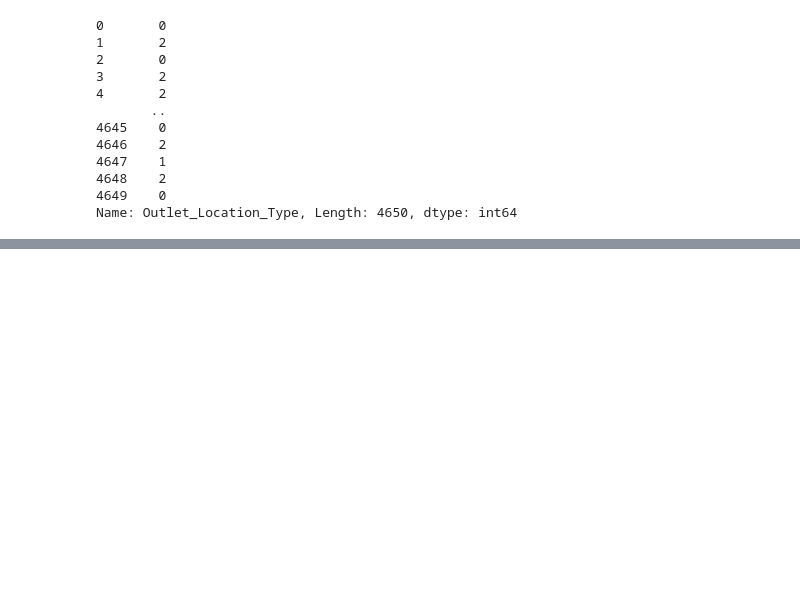
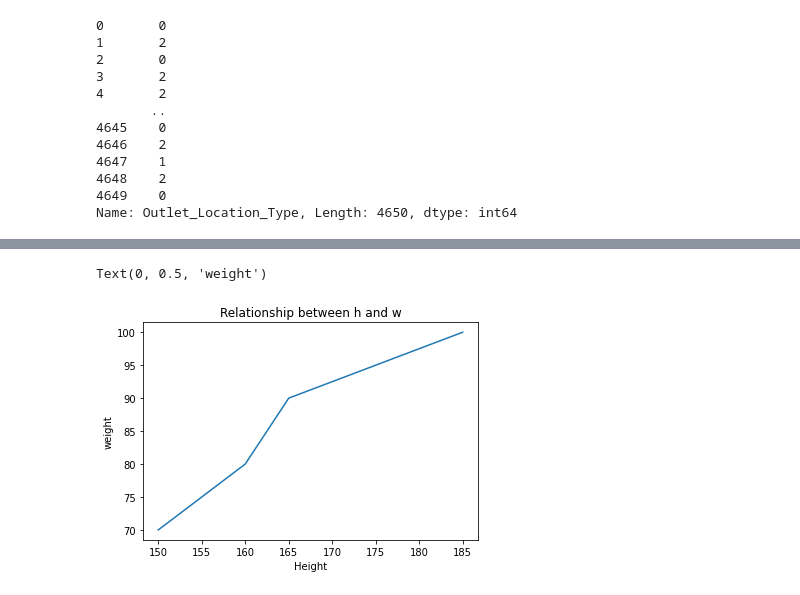
Before and after one commit to Neelam-Singhal/ds, a Jupyter notebook: pythontest.ipynb, the cells around one changed output, grey strips where cells are left out. Saved outputs shown, nothing was run; the diff lists cells and outputs as text; code cells hidden in the pictures; blank space fills up the shorter version.

```diff
--- a/pythontest.ipynb
+++ b/pythontest.ipynb
@@ -518,0 +652,11 @@ Name: Outlet_Location_Type, Length: 4650, dtype: int64
+# %%
+height = [150,160,165,185]
+weight = [70, 80, 90, 100]
+
+plt.plot(height, weight)
+plt.title("Relationship between h and w")
+plt.xlabel("Height")
+plt.ylabel("weight")
+# %% [output]
+Text(0, 0.5, 'weight')
+[figure, added]
```
Also changed, not shown: parts of 19 cells of this notebook, 1 other file.
